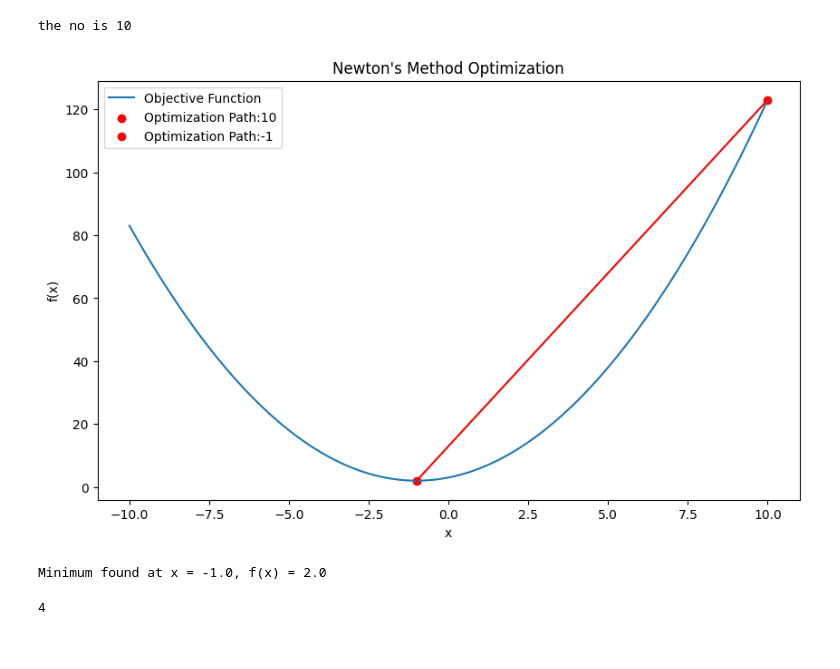
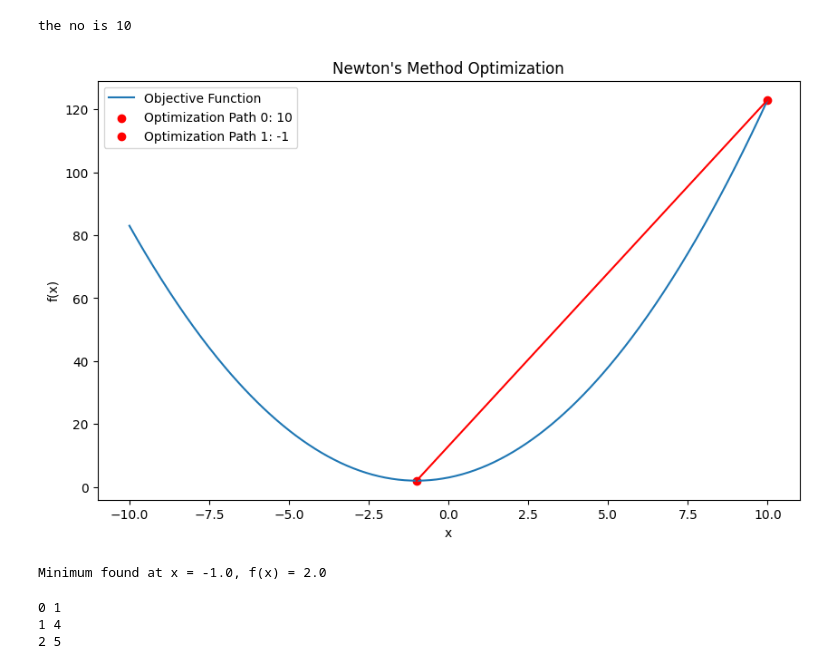
Before and after one commit to toliyang/AI_ML, a Jupyter notebook: ML foundation/8_optimization.ipynb, the cells around one changed output. Drawn from its saved outputs; the diff is of its cells as text; code cells hidden in the pictures.

```diff
--- a/ML foundation/8_optimization.ipynb
+++ b/ML foundation/8_optimization.ipynb
@@ -322,27 +322,31 @@ the no is 10
 # %%
 # Generate data for the function plot
 x_vals = np.linspace(-10, 10, 400)
 y_vals = f(x_vals)
 
 plt.figure(figsize=(10, 6))
 plt.plot(x_vals, y_vals, label='Objective Function')
-for x in path:
-    label_x = f'Optimization Path:{x:.0f}'
+for i,x in enumerate(path):
+    label_x = f'Optimization Path {i}: {x:.0f}'
     plt.scatter(x, f(x), color='red', label=label_x)
 # plt.scatter(path, [f(x) for x in path], color='red', label='Optimization Path')
 plt.plot(path, [f(x) for x in path], color='red')
 plt.xlabel('x')
 plt.ylabel('f(x)')
 plt.title('Newton\'s Method Optimization')
 plt.legend()
 plt.show()
 
 print(f"Minimum found at x = {min_x}, f(x) = {f(min_x)}")
 # %% [output]
-[figure, old version]
+[figure, new version]
 Minimum found at x = -1.0, f(x) = 2.0
 # %%
 z = [1,4,5]
-print(z[1])
+
+for i,zz in enumerate(z):
+    print(i,zz)
 # %% [output]
-4
+0 1
+1 4
+2 5
```
